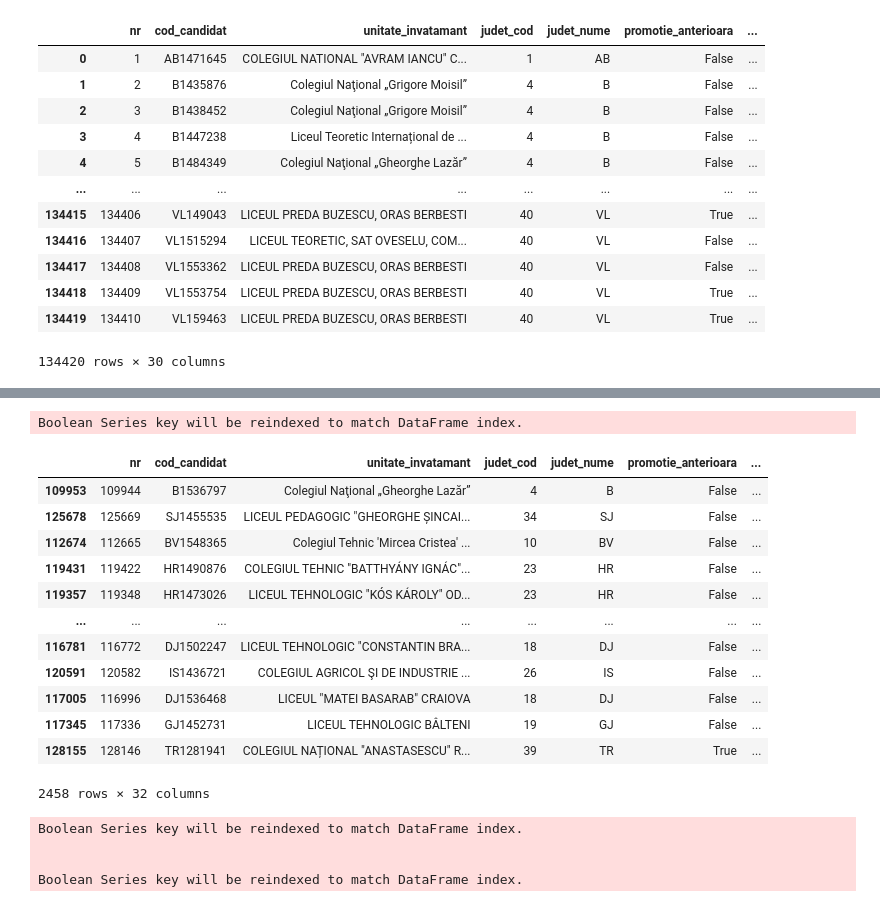
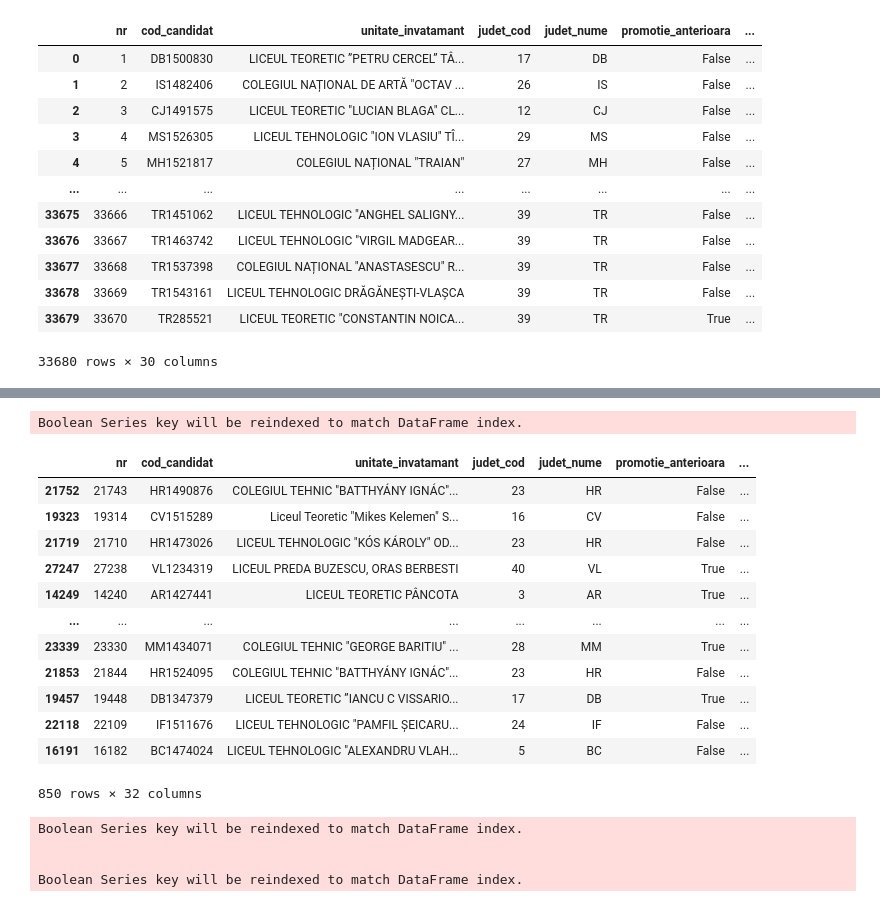
Before and after one commit to tacheometry/rezultate-bac-2024, a Jupyter notebook: Bac_Stats.ipynb, the cells around one changed output, grey strips where cells are left out. Cells and saved outputs as stored; diff of their text form; code cells hidden in the pictures.

```diff
--- a/Bac_Stats.ipynb
+++ b/Bac_Stats.ipynb
@@ -14,20 +14,20 @@ Mounted at /content/drive
 # %%
-bac_original = pd.read_json("drive/MyDrive/bac_2024_full_new.json")
+bac_original = pd.read_json("drive/MyDrive/bac_2024_full_sesiune_2.json")
 bac_original
 # %% [output]
 |  | nr | cod_candidat | unitate_invatamant | judet_cod | judet_nume | promotie_anterioara | ... |
-| 0 | 1 | AB1471645 | COLEGIUL NATIONAL "AVRAM IANCU" C... | 1 | AB | False | ... |
-| 1 | 2 | B1435876 | Colegiul Naţional „Grigore Moisil” | 4 | B | False | ... |
-| 2 | 3 | B1438452 | Colegiul Naţional „Grigore Moisil” | 4 | B | False | ... |
-| 3 | 4 | B1447238 | Liceul Teoretic Internațional de ... | 4 | B | False | ... |
-| 4 | 5 | B1484349 | Colegiul Naţional „Gheorghe Lazăr” | 4 | B | False | ... |
+| 0 | 1 | DB1500830 | LICEUL TEORETIC ”PETRU CERCEL” TÂ... | 17 | DB | False | ... |
+| 1 | 2 | IS1482406 | COLEGIUL NAȚIONAL DE ARTĂ "OCTAV ... | 26 | IS | False | ... |
+| 2 | 3 | CJ1491575 | LICEUL TEORETIC "LUCIAN BLAGA" CL... | 12 | CJ | False | ... |
+| 3 | 4 | MS1526305 | LICEUL TEHNOLOGIC "ION VLASIU" TÎ... | 29 | MS | False | ... |
+| 4 | 5 | MH1521817 | COLEGIUL NAȚIONAL "TRAIAN" | 27 | MH | False | ... |
 | ... | ... | ... | ... | ... | ... | ... | ... |
-| 134415 | 134406 | VL149043 | LICEUL PREDA BUZESCU, ORAS BERBESTI | 40 | VL | True | ... |
-| 134416 | 134407 | VL1515294 | LICEUL TEORETIC, SAT OVESELU, COM... | 40 | VL | False | ... |
-| 134417 | 134408 | VL1553362 | LICEUL PREDA BUZESCU, ORAS BERBESTI | 40 | VL | False | ... |
-| 134418 | 134409 | VL1553754 | LICEUL PREDA BUZESCU, ORAS BERBESTI | 40 | VL | True | ... |
-| 134419 | 134410 | VL159463 | LICEUL PREDA BUZESCU, ORAS BERBESTI | 40 | VL | True | ... |
+| 33675 | 33666 | TR1451062 | LICEUL TEHNOLOGIC "ANGHEL SALIGNY... | 39 | TR | False | ... |
+| 33676 | 33667 | TR1463742 | LICEUL TEHNOLOGIC "VIRGIL MADGEAR... | 39 | TR | False | ... |
+| 33677 | 33668 | TR1537398 | COLEGIUL NAȚIONAL "ANASTASESCU" R... | 39 | TR | False | ... |
+| 33678 | 33669 | TR1543161 | LICEUL TEHNOLOGIC DRĂGĂNEȘTI-VLAȘCA | 39 | TR | False | ... |
+| 33679 | 33670 | TR285521 | LICEUL TEORETIC "CONSTANTIN NOICA... | 39 | TR | True | ... |
-134420 rows × 30 columns
+33680 rows × 30 columns
 # %%
 NEGATIVE_COLOR = "red"
 POSITIVE_COLOR = "#2baaff"
@@ -271,18 +273,18 @@ bac_original[bac_original["rezultat_final"] == "Respins"][bac_original["media_ca
 # %% [output]
 Boolean Series key will be reindexed to match DataFrame index.
 |  | nr | cod_candidat | unitate_invatamant | judet_cod | judet_nume | promotie_anterioara | ... |
-| 109953 | 109944 | B1536797 | Colegiul Naţional „Gheorghe Lazăr” | 4 | B | False | ... |
-| 125678 | 125669 | SJ1455535 | LICEUL PEDAGOGIC "GHEORGHE ȘINCAI... | 34 | SJ | False | ... |
-| 112674 | 112665 | BV1548365 | Colegiul Tehnic 'Mircea Cristea' ... | 10 | BV | False | ... |
-| 119431 | 119422 | HR1490876 | COLEGIUL TEHNIC "BATTHYÁNY IGNÁC"... | 23 | HR | False | ... |
-| 119357 | 119348 | HR1473026 | LICEUL TEHNOLOGIC "KÓS KÁROLY" OD... | 23 | HR | False | ... |
+| 21752 | 21743 | HR1490876 | COLEGIUL TEHNIC "BATTHYÁNY IGNÁC"... | 23 | HR | False | ... |
+| 19323 | 19314 | CV1515289 | Liceul Teoretic "Mikes Kelemen" S... | 16 | CV | False | ... |
+| 21719 | 21710 | HR1473026 | LICEUL TEHNOLOGIC "KÓS KÁROLY" OD... | 23 | HR | False | ... |
+| 27247 | 27238 | VL1234319 | LICEUL PREDA BUZESCU, ORAS BERBESTI | 40 | VL | True | ... |
+| 14249 | 14240 | AR1427441 | LICEUL TEORETIC PÂNCOTA | 3 | AR | True | ... |
 | ... | ... | ... | ... | ... | ... | ... | ... |
-| 116781 | 116772 | DJ1502247 | LICEUL TEHNOLOGIC "CONSTANTIN BRA... | 18 | DJ | False | ... |
-| 120591 | 120582 | IS1436721 | COLEGIUL AGRICOL ŞI DE INDUSTRIE ... | 26 | IS | False | ... |
-| 117005 | 116996 | DJ1536468 | LICEUL "MATEI BASARAB" CRAIOVA | 18 | DJ | False | ... |
-| 117345 | 117336 | GJ1452731 | LICEUL TEHNOLOGIC BÂLTENI | 19 | GJ | False | ... |
-| 128155 | 128146 | TR1281941 | COLEGIUL NAȚIONAL "ANASTASESCU" R... | 39 | TR | True | ... |
+| 23339 | 23330 | MM1434071 | COLEGIUL TEHNIC "GEORGE BARITIU" ... | 28 | MM | True | ... |
+| 21853 | 21844 | HR1524095 | COLEGIUL TEHNIC "BATTHYÁNY IGNÁC"... | 23 | HR | False | ... |
+| 19457 | 19448 | DB1347379 | LICEUL TEORETIC ”IANCU C VISSARIO... | 17 | DB | True | ... |
+| 22118 | 22109 | IF1511676 | LICEUL TEHNOLOGIC "PAMFIL ȘEICARU... | 24 | IF | False | ... |
+| 16191 | 16182 | BC1474024 | LICEUL TEHNOLOGIC "ALEXANDRU VLAH... | 5 | BC | False | ... |
-2458 rows × 32 columns
+850 rows × 32 columns
 # %%
 # Elevi admiși dar respinși după contestații
 to_filter = bac_original[bac_original["rezultat_final"] == "Respins"][bac_original["media_calc_original"] >= 6][bac_original["media_calc"] < 6]
```
Also changed, not shown: parts of 9 cells of this notebook.
